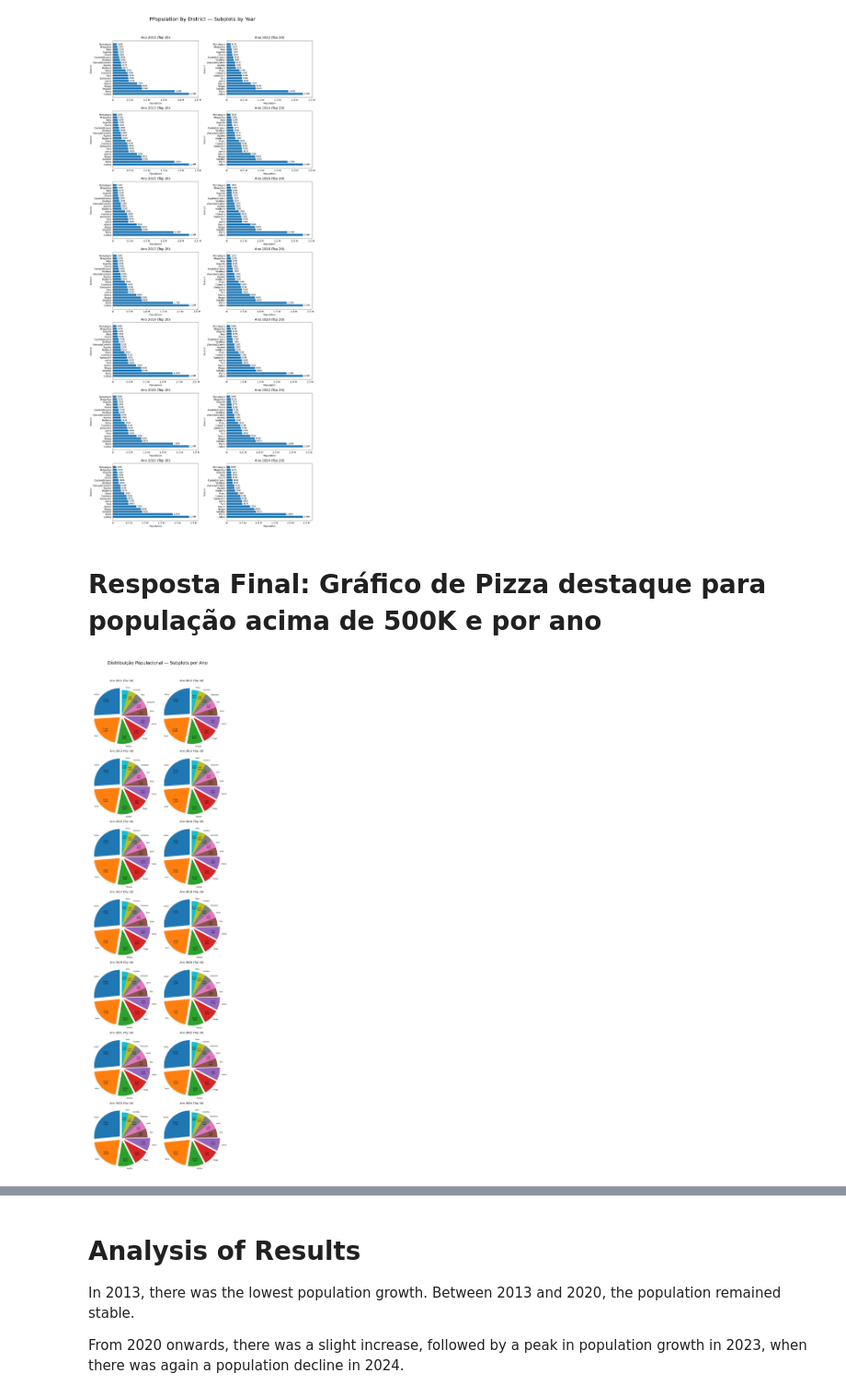
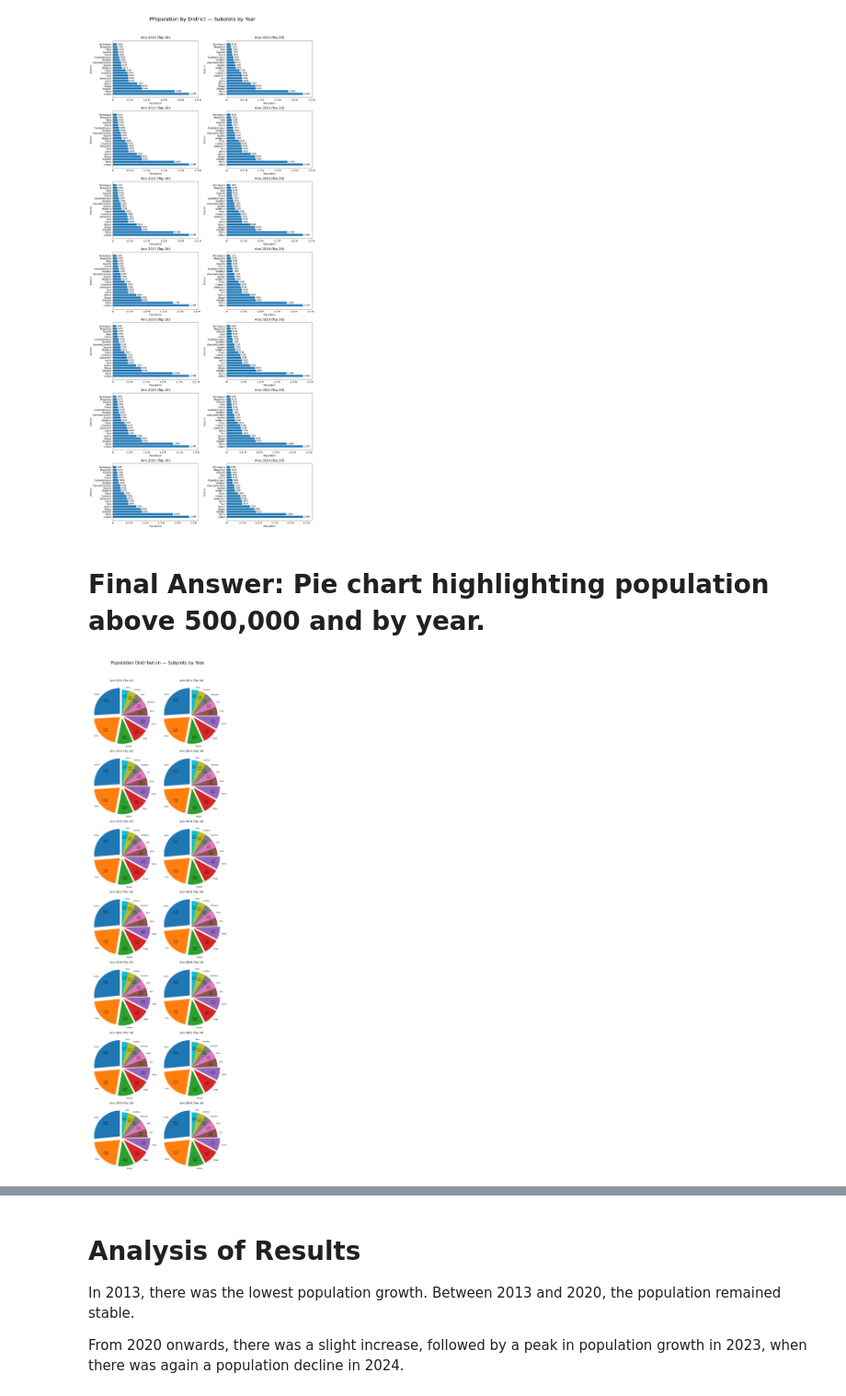
Before and after one commit to rosasampaio/simple_data_visualization_python, a Jupyter notebook: final_test_01_exe_4.ipynb, the cells around one changed output, grey strips where cells are left out. Shown at 92% size. Cells and saved outputs as stored; diff of their text form; code cells hidden in the pictures.

Commit message:
changes on test final 1 subplots

```diff
--- a/final_test_01_exe_4.ipynb
+++ b/final_test_01_exe_4.ipynb
@@ -243,11 +242,10 @@ plt.tight_layout()
 plt.show()
 # %% [output]
 [figure]
-# %% [markdown]
-# Resposta Final: Gráfico de Pizza destaque para população acima de 500K e por ano
+# %% [markdown]
+# Final Answer: Pie chart highlighting population above 500,000 and by year.
 # %%
 import math
-import matplotlib.pyplot as plt
 import numpy as np
 df_year = (
     df_copy
@@ -282,32 +280,32 @@ for i, year in enumerate(years):
         total = values.sum()
         absolute = pct * total / 100
         if absolute >= 1_000_000:
             val = f'{absolute/1_000_000:.2f}M'
         elif absolute >= 1_000:
             val = f'{absolute/1_000:.0f}K'
         else:
             val = f'{absolute:.0f}'
         return f'{pct:.1f}%\n{val}'
     df['Explode'] = [0.1 if v > 500_000 else 0 for v in values]
 
     ax.pie(
         values,
         labels=labels,
         autopct=autopct_format,
         startangle=90,
         explode=df['Explode'],
         textprops={'fontsize': 8},
         pctdistance=0.75,
         labeldistance=1.1
     )
 
     ax.set_title(f'Ano {year} (Top {TOP_N})', fontsize=13, pad=10)
 
 for j in range(i+1, len(axes)):
     fig.delaxes(axes[j])
 
-fig.suptitle('Distribuição Populacional — Subplots por Ano', fontsize=22, y=1.02)
+fig.suptitle('Population Distribution — Subplots by Year', fontsize=22, y=1.02)
 plt.tight_layout()
 plt.show()
 # %% [output]
-[figure, old version]
+[figure, new version]
```
Also changed, not shown: parts of 11 cells of this notebook, 1 other file.
